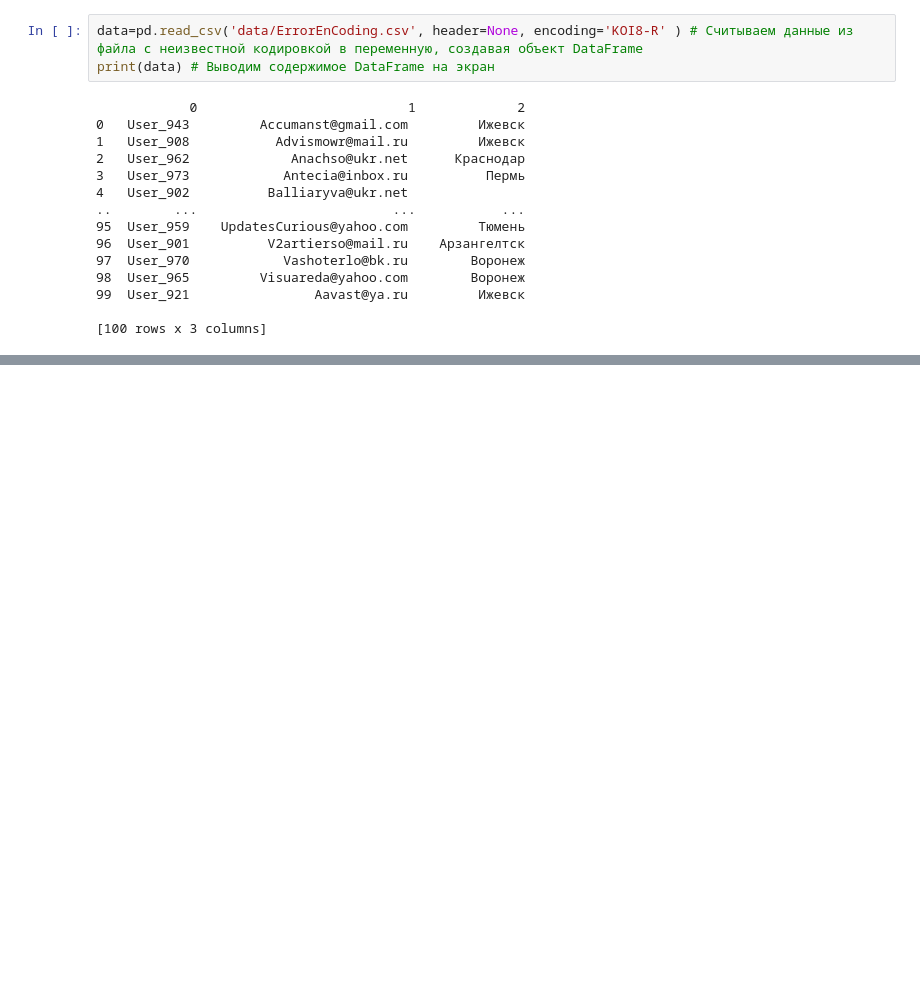
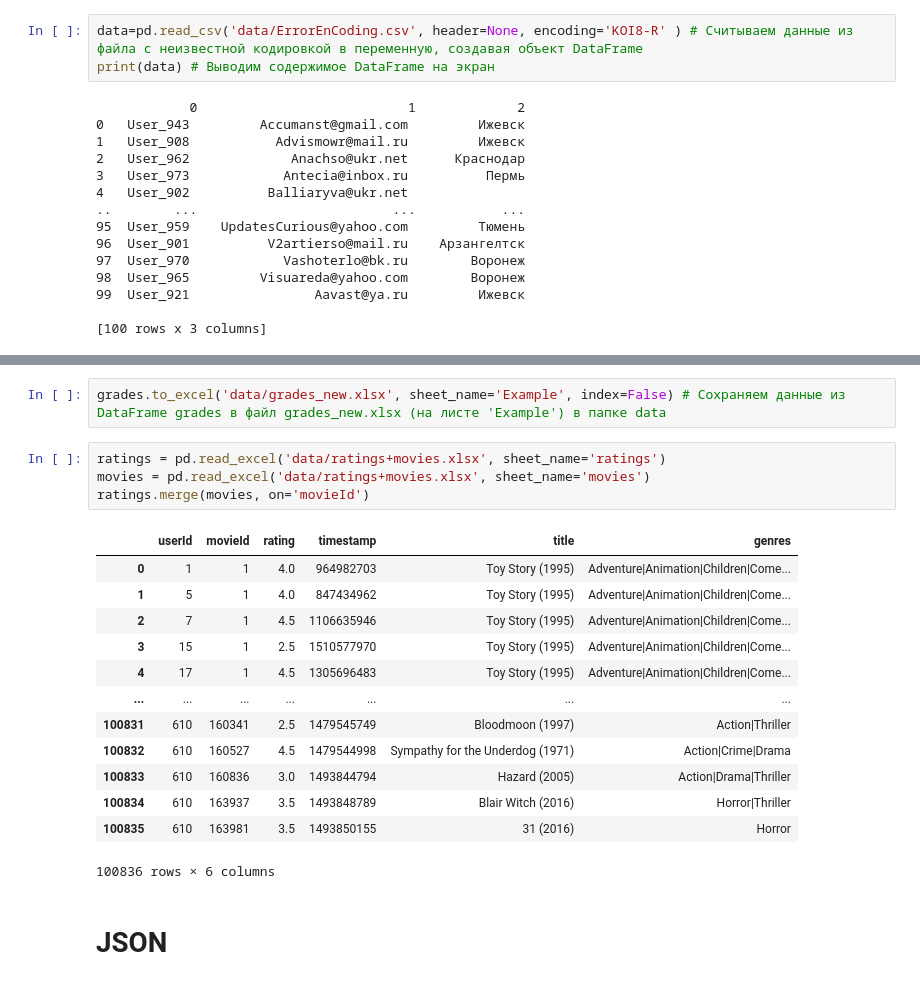
Before and after one commit to Erkobrax/DS_Edu, a Jupyter notebook: BLOCK_2_Upload_Data/PYTHON-16.ipynb, the cells around one changed output, grey strips where cells are left out. Drawn from its saved outputs; the diff is of its cells as text; blank space fills up the shorter version.

```diff
--- a/BLOCK_2_Upload_Data/PYTHON-16.ipynb
+++ b/BLOCK_2_Upload_Data/PYTHON-16.ipynb
@@ -54,0 +146,22 @@ print(data) # Выводим содержимое DataFrame на экран
+# %%
+grades.to_excel('data/grades_new.xlsx', sheet_name='Example', index=False) # Сохраняем данные из DataFrame grades в файл grades_new.xlsx (на листе 'Example') в папке data
+# %%
+ratings = pd.read_excel('data/ratings+movies.xlsx', sheet_name='ratings')
+movies = pd.read_excel('data/ratings+movies.xlsx', sheet_name='movies')
+ratings.merge(movies, on='movieId')
+# %% [output]
+|  | userId | movieId | rating | timestamp | title | genres |
+| 0 | 1 | 1 | 4.0 | 964982703 | Toy Story (1995) | Adventure|Animation|Children|Come... |
+| 1 | 5 | 1 | 4.0 | 847434962 | Toy Story (1995) | Adventure|Animation|Children|Come... |
+| 2 | 7 | 1 | 4.5 | 1106635946 | Toy Story (1995) | Adventure|Animation|Children|Come... |
+| 3 | 15 | 1 | 2.5 | 1510577970 | Toy Story (1995) | Adventure|Animation|Children|Come... |
+| 4 | 17 | 1 | 4.5 | 1305696483 | Toy Story (1995) | Adventure|Animation|Children|Come... |
+| ... | ... | ... | ... | ... | ... | ... |
+| 100831 | 610 | 160341 | 2.5 | 1479545749 | Bloodmoon (1997) | Action|Thriller |
+| 100832 | 610 | 160527 | 4.5 | 1479544998 | Sympathy for the Underdog (1971) | Action|Crime|Drama |
+| 100833 | 610 | 160836 | 3.0 | 1493844794 | Hazard (2005) | Action|Drama|Thriller |
+| 100834 | 610 | 163937 | 3.5 | 1493848789 | Blair Witch (2016) | Horror|Thriller |
+| 100835 | 610 | 163981 | 3.5 | 1493850155 | 31 (2016) | Horror |
+100836 rows × 6 columns
+# %% [markdown]
+# JSON
```
Also changed, not shown: parts of 12 cells of this notebook.
